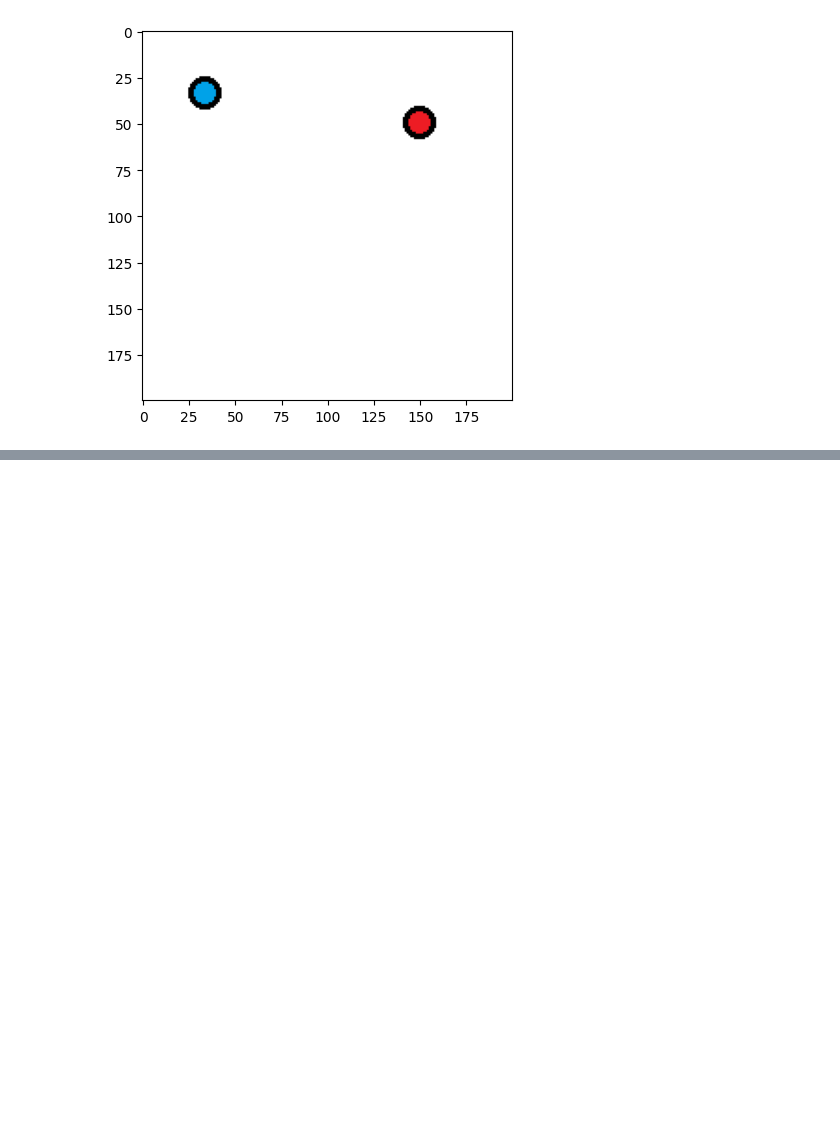
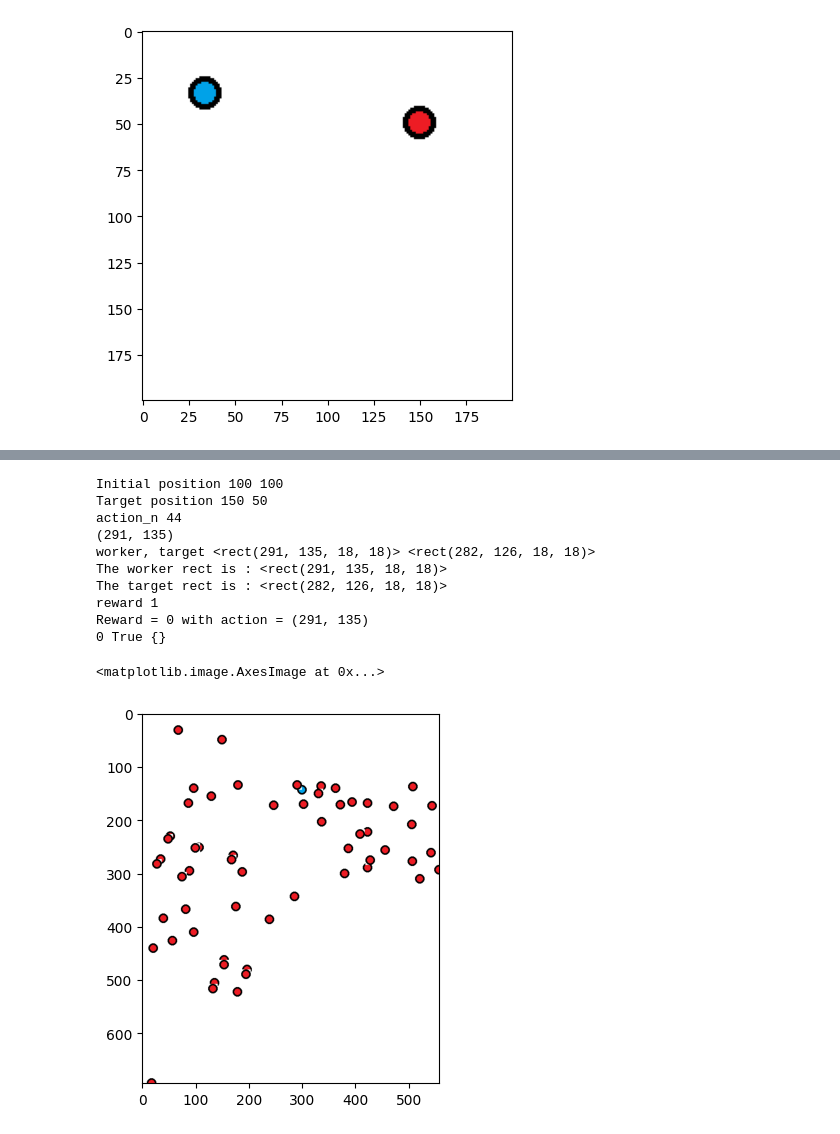
Before and after one commit to ruslanmv/How-to-create-custom-Reinforcement-Learning-environment, a Jupyter notebook: custom_game/gym-basic/1-Load-a-Custom-Gym-Environment.ipynb, the cells around one changed output, grey strips where cells are left out. Saved outputs shown, nothing was run; the diff lists cells and outputs as text; code cells hidden in the pictures; blank space fills up the shorter version.

```diff
--- a/custom_game/gym-basic/1-Load-a-Custom-Gym-Environment.ipynb
+++ b/custom_game/gym-basic/1-Load-a-Custom-Gym-Environment.ipynb
@@ -1295,0 +1385,16 @@ dir(gym.spaces)
+# %%
+import pandas as pd
+df= pd.read_csv("test.csv")
+feature1=df['island'].max()
+feature2=df['project'].max()
+feature3=df['energy_consumption'].max()
+feature4=df['emp_project'].max()
+feature5=df['emp_energy_consumption'].max()
+low_x=int(df['x_coord'].min())
+high_x=int(df['x_coord'].max())
+low_y=int(df['y_coord'].min())
+high_y=int(df['y_coord'].max())
+possible_clicks=df.shape[0]
+pos_x=possible_clicks
+pos_y=possible_clicks
+max_sit=possible_clicks
@@ -1295,0 +1417,11 @@ dir(gym.spaces)
+# %%
+import pygame
+target_images={}
+target_rects={}
+possible_clicks=df.shape[0]
+for action_n in range(possible_clicks):
+    targets=int(df['x_coord'][action_n]), int(df['y_coord'][action_n])
+    print('Initial positions',targets)
+    target_images[action_n] = pygame.image.load("point_red.png")
+    target_rects[action_n] = target_images[action_n].get_rect()
+    target_rects[action_n].center = targets
@@ -1295,0 +1663,28 @@ dir(gym.spaces)
+# %%
+# method 1 - use local test class
+env = BasicEnv8()
+env.reset()
+action_n = env.action_space.sample()
+print('action_n',action_n)
+action=int(df['x_coord'][action_n]), int(df['y_coord'][action_n])
+print(action)
+state, reward, done, info = env.step(action)
+print("Reward = {} with action = {}".format(reward,action))
+#print(state)
+import matplotlib.pyplot as plt
+print(reward, done, info)
+plt.figure()
+plt.imshow(state)
+# %% [output]
+Initial position 100 100
+Target position 150 50
+action_n 44
+(291, 135)
+worker, target <rect(291, 135, 18, 18)> <rect(282, 126, 18, 18)>
+The worker rect is : <rect(291, 135, 18, 18)>
+The target rect is : <rect(282, 126, 18, 18)>
+reward 1
+Reward = 0 with action = (291, 135)
+0 True {}
+<matplotlib.image.AxesImage at 0x...>
+[figure, added]
```
Also changed, not shown: parts of 88 cells of this notebook, 3 other files.
